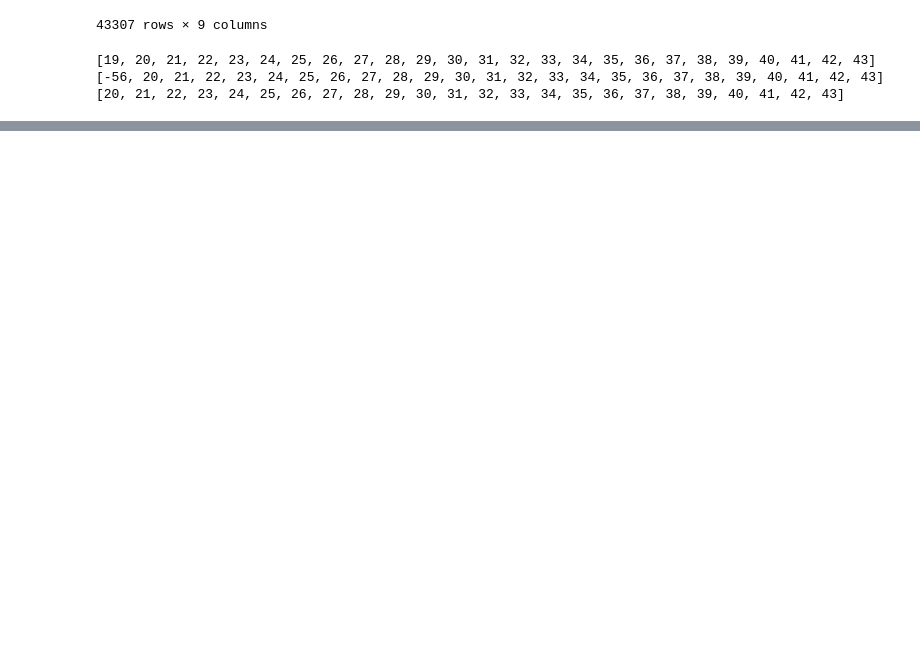
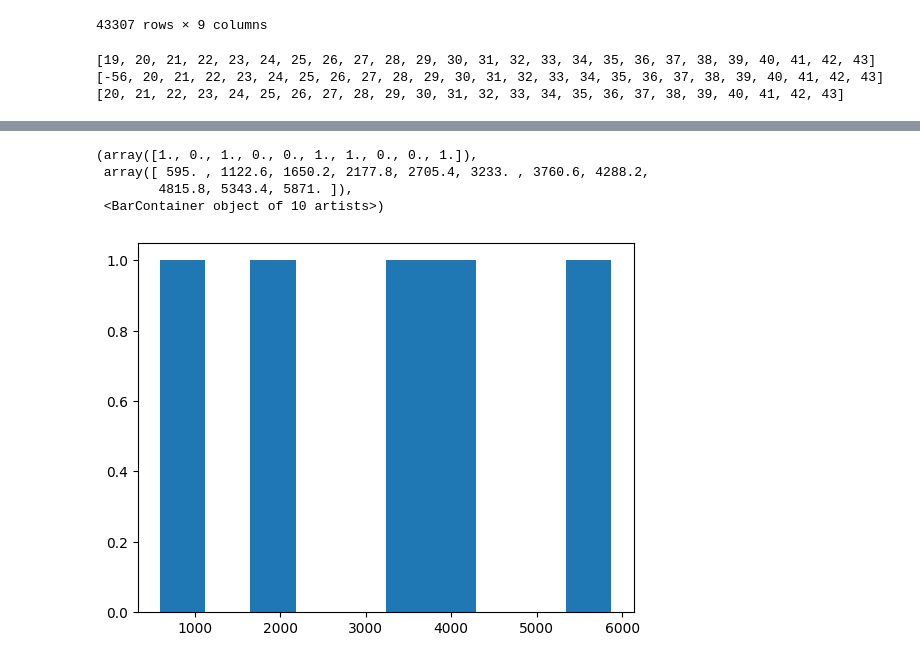
Before and after one commit to arturabgaryan/ML-marketing, a Jupyter notebook: Preprocess/Preprocess.ipynb, the cells around one changed output, grey strips where cells are left out. Drawn from its saved outputs; the diff is of its cells as text; code cells hidden in the pictures; blank space fills up the shorter version.

```diff
--- a/Preprocess/Preprocess.ipynb
+++ b/Preprocess/Preprocess.ipynb
@@ -179,0 +212,15 @@ dataAbove35.to_excel('../Data/Датасет от 35.xlsx')
+# %%
+moneyAmount = []
+moneyAmount.append(len(dataBelow25[dataBelow25['Сумма расходов'] <= 1000]))
+moneyAmount.append(len(dataBelow25[(dataBelow25['Сумма расходов'] > 1000) & (dataBelow25['Сумма расходов'] <= 10000)]))
+moneyAmount.append(len(dataBelow25[(dataBelow25['Сумма расходов'] > 10000) & (dataBelow25['Сумма расходов'] <= 50000)]))
+moneyAmount.append(len(dataBelow25[(dataBelow25['Сумма расходов'] > 50000) & (dataBelow25['Сумма расходов'] <= 500000)]))
+moneyAmount.append(len(dataBelow25[dataBelow25['Сумма расходов'] > 500000]))
+
+plt.hist(moneyAmount,bins=10)
+# %% [output]
+(array([1., 0., 1., 0., 0., 1., 1., 0., 0., 1.]),
+ array([ 595. , 1122.6, 1650.2, 2177.8, 2705.4, 3233. , 3760.6, 4288.2,
+        4815.8, 5343.4, 5871. ]),
+ <BarContainer object of 10 artists>)
+[figure, added]
```
Also changed, not shown: parts of 2 cells of this notebook.
